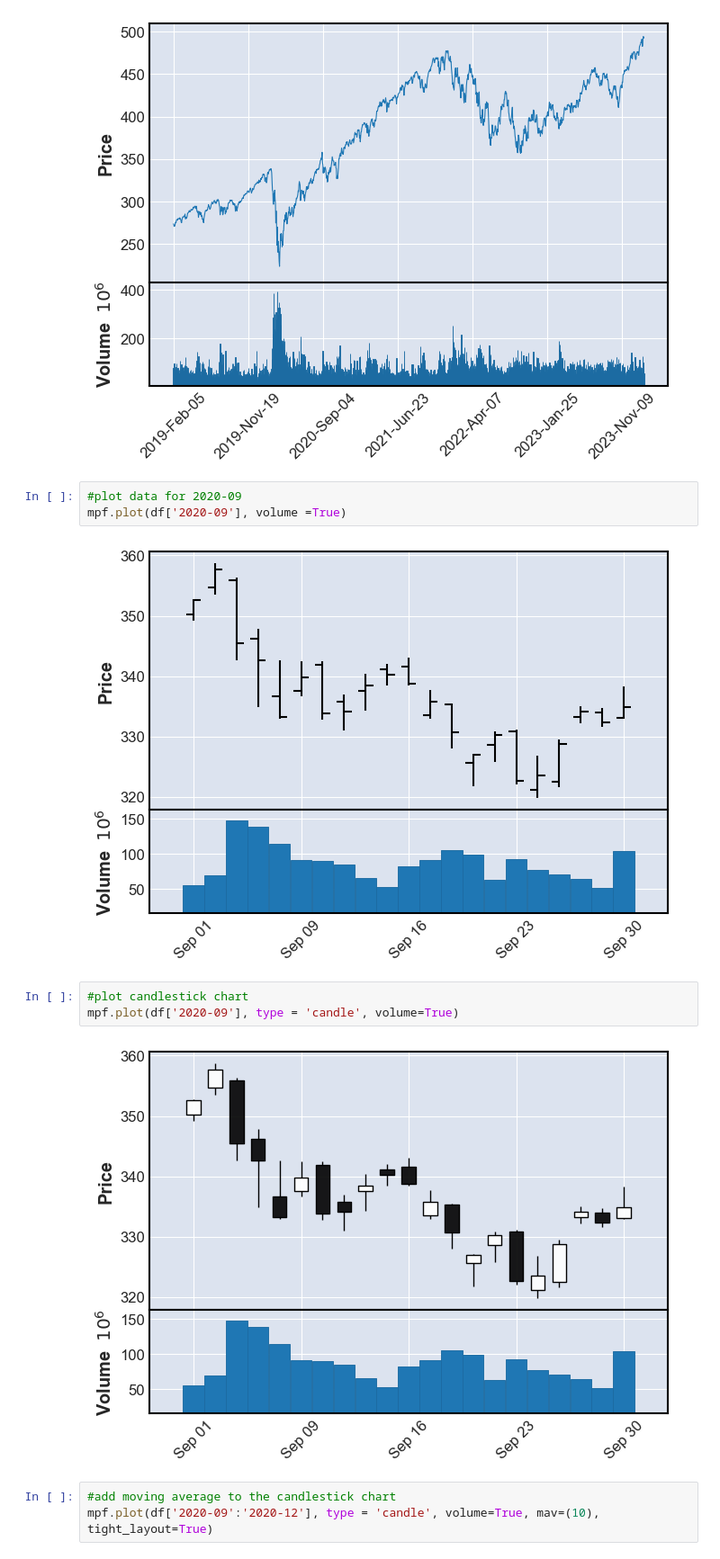
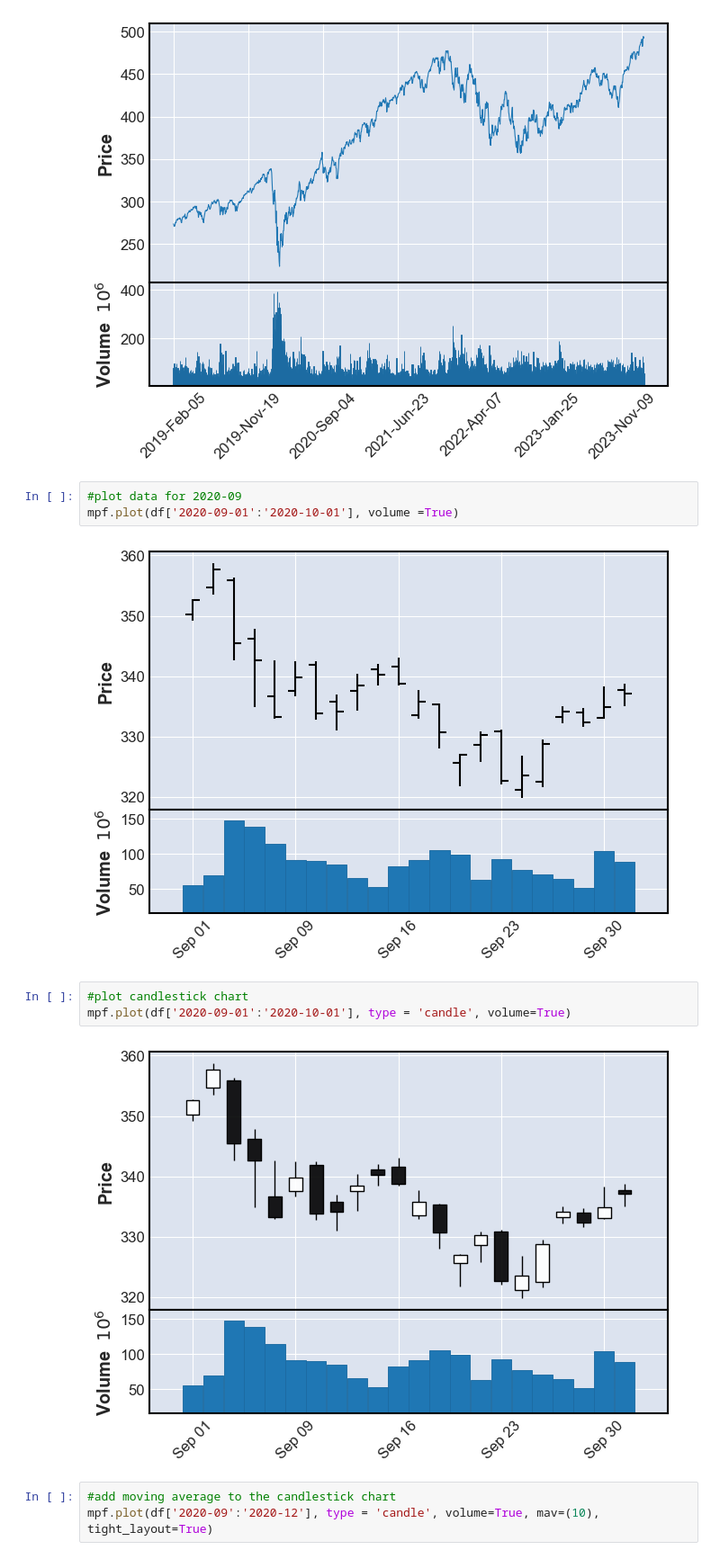
Before and after one commit to sheha919/Algorithmic_trading, a Jupyter notebook: SPY_candles.ipynb, the cells around one changed output. Shown: that part at 90% size. Saved outputs shown, nothing was run; the diff lists cells and outputs as text.

```diff
--- a/SPY_candles.ipynb
+++ b/SPY_candles.ipynb
@@ -184,14 +173,14 @@ mpf.plot(df, type='line', volume=True)
 [figure]
 # %%
 #plot data for 2020-09
-mpf.plot(df['2020-09'], volume =True)
+mpf.plot(df['2020-09-01':'2020-10-01'], volume =True)
 # %% [output]
-[figure, old version]
+[figure, new version]
 # %%
 #plot candlestick chart
-mpf.plot(df['2020-09'], type = 'candle', volume=True)
+mpf.plot(df['2020-09-01':'2020-10-01'], type = 'candle', volume=True)
 # %% [output]
-[figure, old version]
+[figure, new version]
 # %%
 #add moving average to the candlestick chart
 mpf.plot(df['2020-09':'2020-12'], type = 'candle', volume=True, mav=(10), tight_layout=True)
```
Also changed, not shown: parts of 2 cells of this notebook, 1 other file.
